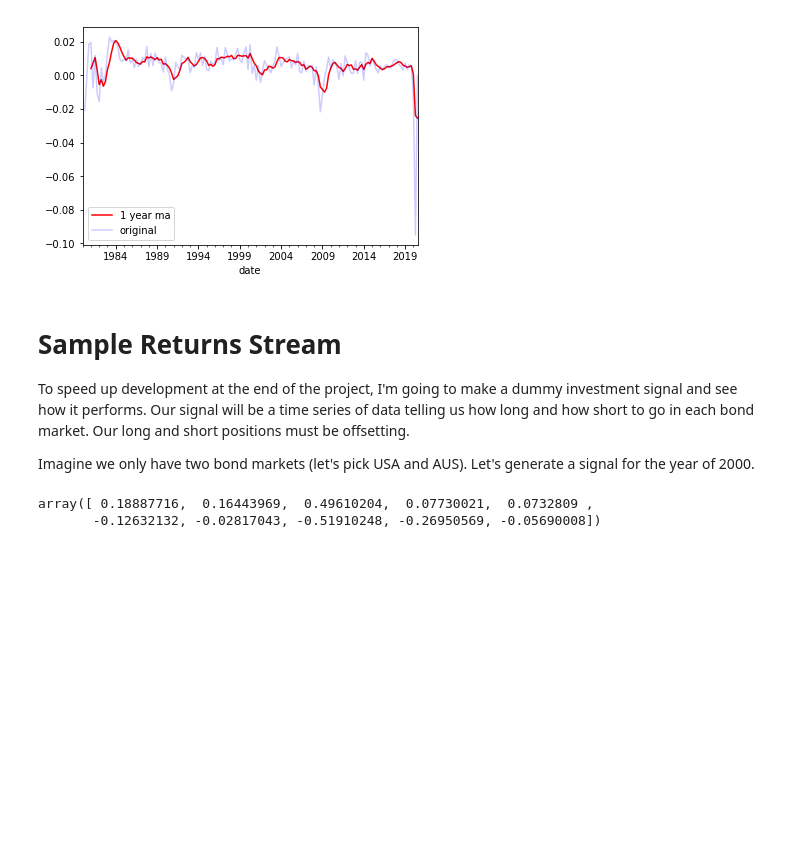
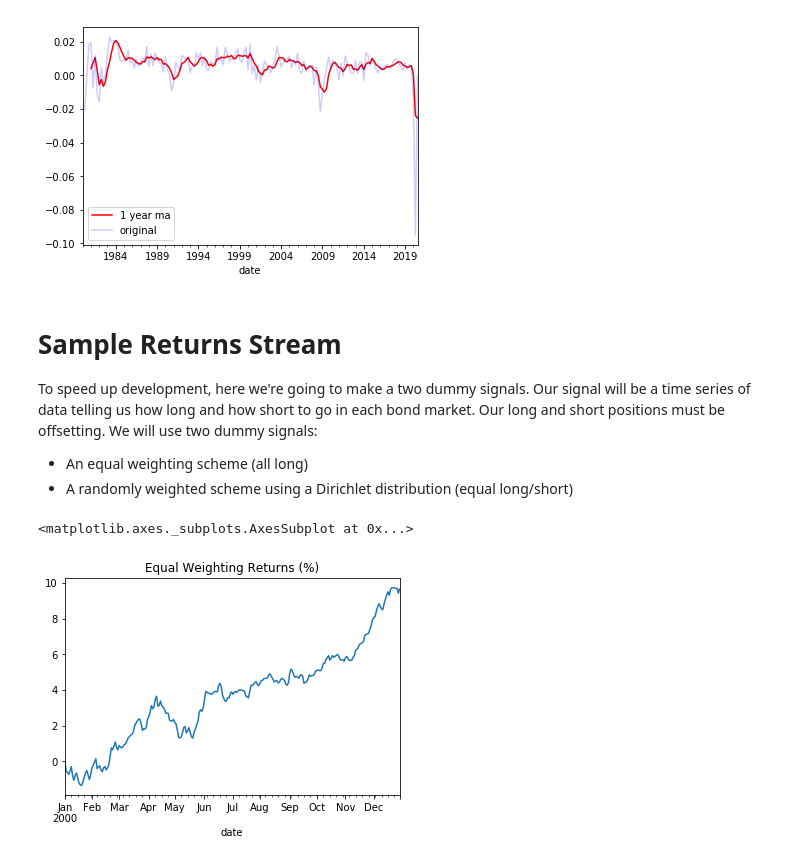
Before and after one commit to Mike-Huntress/Internship2020, a Jupyter notebook: SampleSignal/Investment System.ipynb, the cells around one changed output. Cells and saved outputs as stored; diff of their text form; code cells hidden in the pictures; blank space fills up the shorter version.

Commit message:
sample returns stream tweaks

```diff
--- a/SampleSignal/Investment System.ipynb
+++ b/SampleSignal/Investment System.ipynb
@@ -84,7 +84,7 @@ plt.legend(['1 year ma', 'original'])
 [figure]
 # %% [markdown]
 # Sample Returns Stream
-To speed up development at the end of the project, I'm going to make a dummy investment signal and see how it performs. Our signal will be a time series of data telling us how long and how short to go in each bond market. Our long and short positions must be offsetting.
-
-Imagine we only have two bond markets (let's pick USA and AUS). Let's generate a signal for the year of 2000.
+To speed up development, here we're going to make a two dummy signals. Our signal will be a time series of data telling us how long and how short to go in each bond market. Our long and short positions must be offsetting. We will use two dummy signals:
+- An equal weighting scheme (all long)
+- A randomly weighted scheme using a Dirichlet distribution (equal long/short)
 # %%
@@ -92,9 +93,12 @@ BondReturnIndex = dl.pull("BondRetIdx/LocalFX")
 index = BondReturnIndex.index
 mask = (index >= '2000-1-1') & (index < '2001-1-1')
 df = BondReturnIndex.loc[mask]
-# %%
-# np.concatenate(diri(np.ones(5),size=1), diri(np.ones(5),size=1))
-np.append(diri(np.ones(5),size=1), -1*diri(np.ones(5),size=1))
-# %% [output]
-array([ 0.18887716,  0.16443969,  0.49610204,  0.07730021,  0.0732809 ,
-       -0.12632132, -0.02817043, -0.51910248, -0.26950569, -0.05690008])
+# %%
+abbr_return_index = BondReturnIndex[mask]
+abbr_returns = abbr_return_index.pct_change()
+equal_weight_returns = (0.1 * abbr_returns).sum(axis=1)
+cumul_returns = ((equal_weight_returns + 1).cumprod() - 1) * 100
+cumul_returns.plot(title='Equal Weighting Returns (%)')
+# %% [output]
+<matplotlib.axes._subplots.AxesSubplot at 0x...>
+[figure, added]
```
Also changed, not shown: parts of 6 cells of this notebook.
